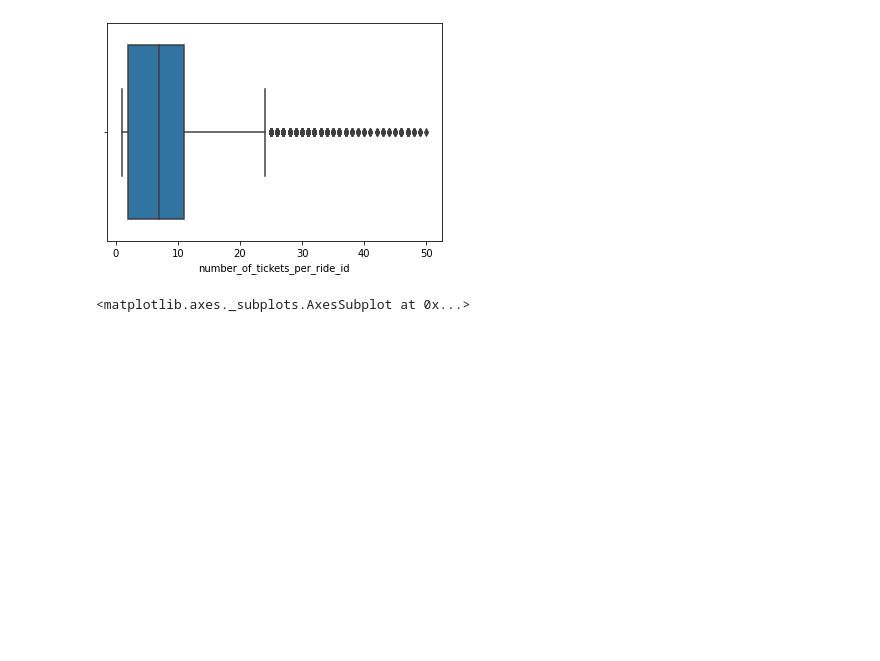
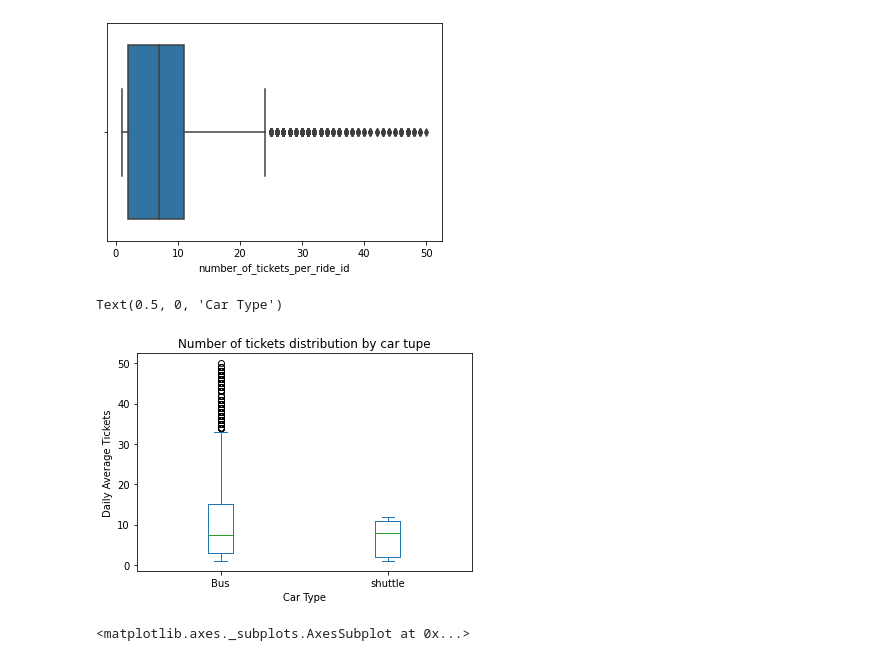
Before and after one commit to GaneshkumarPatel/Supervised-ML--Transport-Demand-prediction, a Jupyter notebook: Ganeshkumar_Patel_Capstone_Project.ipynb, the cells around one changed output. Drawn from its saved outputs; the diff is of its cells as text; code cells hidden in the pictures; blank space fills up the shorter version.

```diff
--- a/Ganeshkumar_Patel_Capstone_Project.ipynb
+++ b/Ganeshkumar_Patel_Capstone_Project.ipynb
@@ -275,6 +316,14 @@ sns.boxplot(df_to_be_used1.number_of_tickets_per_ride_id)
 # %% [output]
 <matplotlib.axes._subplots.AxesSubplot at 0x...>
 [figure]
+# %%
+df_to_be_used.groupby(['travel_date', 'car_type'])['number_of_tickets_per_ride_id'].mean().unstack().plot(kind="box")
+plt.title('Number of tickets distribution by car tupe')
+plt.ylabel('Daily Average Tickets')
+plt.xlabel('Car Type')
+# %% [output]
+Text(0.5, 0, 'Car Type')
+[figure, added]
 # %%
 sns.distplot(df_to_be_used1.number_of_tickets_per_ride_id)
 # %% [output]
```
Also changed, not shown: parts of 15 cells of this notebook.
